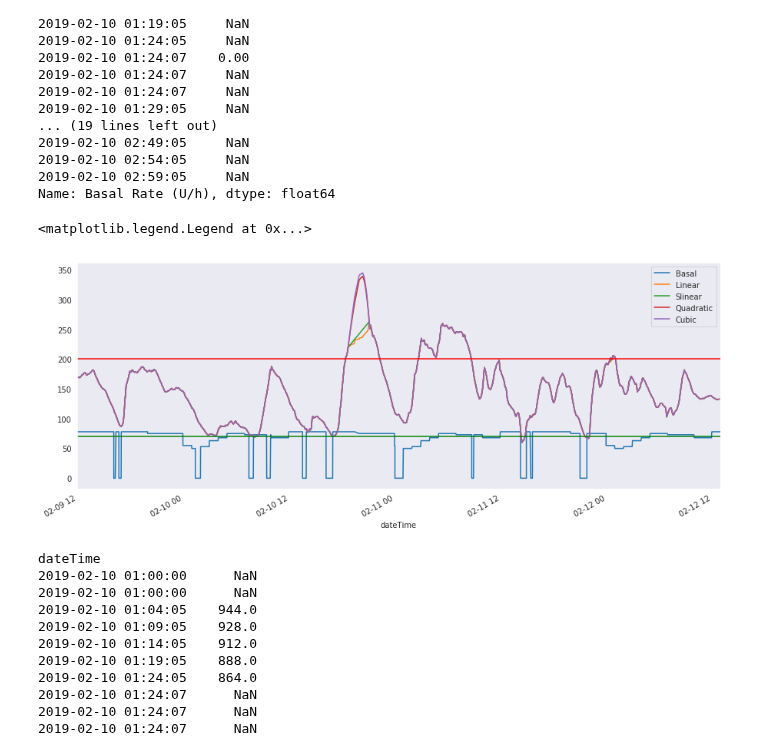
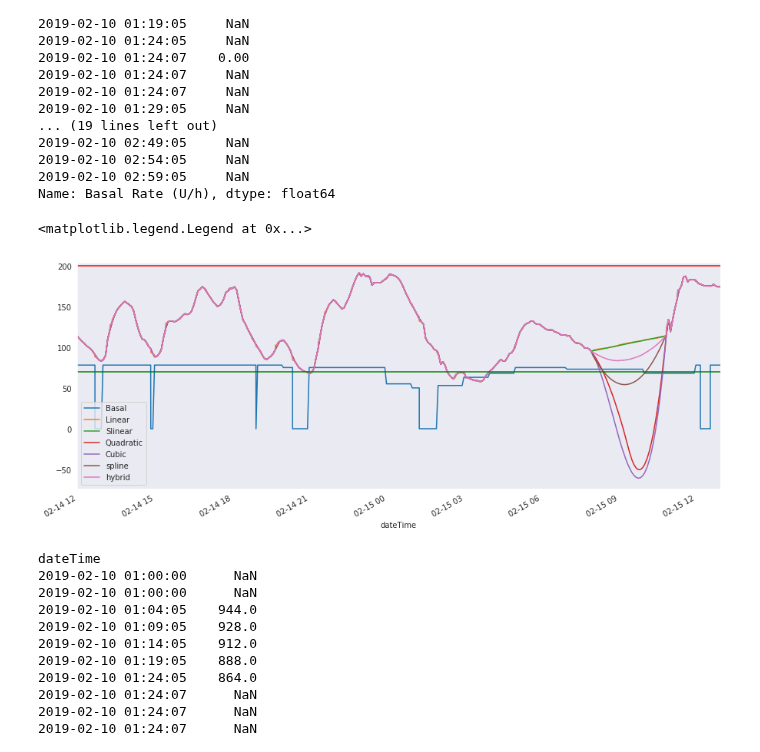
Before and after one commit to gmagannaDevelop/DiabManager, a Jupyter notebook: Carelink.ipynb, the cells around one changed output. Saved outputs shown, nothing was run; the diff lists cells and outputs as text; code cells hidden in the pictures.

Commit message:
Created a hybrid interpolator to fill NaN values.

```diff
--- a/Carelink.ipynb
+++ b/Carelink.ipynb
@@ -271,18 +271,50 @@ dateTime
 2019-02-10 02:54:05     NaN
 2019-02-10 02:59:05     NaN
 Name: Basal Rate (U/h), dtype: float64
+# %%
+def hybrid_interpolator(data: pd.core.series.Series,
+                        methods: typing.List[str] = ['linear', 'spline'],
+                        weights: typing.List[float] = [0.6, 0.4],
+                        order: int = 2
+                       ) -> pd.core.series.Series:
+    """
+    Return a pandas.core.series.Series instance resulting of the weighted average
+    of two interpolation methods.
+
+    Model:
+        φ = β1*method1 + β2*method2
+
+    Default:
+        β1, β2 = 0.6, 0.4
+        method1, method2 = linear, spline
+
+    This function should have support for keyword arguments, but is yet to be implemented.
+    """
+    predictions: typing.List[float] = []
+
+    for met in methods:
+        if (met == 'spline') or (met == 'polynomial'):
+            predictions.append(data.interpolate(method=met, order=order))
+        else:
+            predictions.append(data.interpolate(method=met))
+
+    interpolated = weights[0]*predictions[0] + weights[1]*predictions[1]
+
+    return interpolated
 # %%
-(proc1.loc['2019/02/09 12':'2019/02/12 12']['Basal Rate (U/h)'].interpolate(method='pad')*100).plot()
-proc1.loc['2019/02/09 12':'2019/02/12 12']['Sensor Glucose (mg/dL)'].interpolate(method='linear').plot()
-proc1.loc['2019/02/09 12':'2019/02/12 12']['Sensor Glucose (mg/dL)'].interpolate(method='slinear').plot()
-proc1.loc['2019/02/09 12':'2019/02/12 12']['Sensor Glucose (mg/dL)'].interpolate(method='quadratic').plot()
-proc1.loc['2019/02/09 12':'2019/02/12 12']['Sensor Glucose (mg/dL)'].interpolate(method='cubic').plot()
+(proc1.loc['2019/02/14 12':'2019/02/15 12']['Basal Rate (U/h)'].interpolate(method='pad')*100).plot()
+proc1.loc['2019/02/14 12':'2019/02/15 12']['Sensor Glucose (mg/dL)'].interpolate(method='linear').plot()
+proc1.loc['2019/02/14 12':'2019/02/15 12']['Sensor Glucose (mg/dL)'].interpolate(method='slinear').plot()
+proc1.loc['2019/02/14 12':'2019/02/15 12']['Sensor Glucose (mg/dL)'].interpolate(method='quadratic').plot()
+proc1.loc['2019/02/14 12':'2019/02/15 12']['Sensor Glucose (mg/dL)'].interpolate(method='cubic').plot()
+proc1.loc['2019/02/14 12':'2019/02/15 12']['Sensor Glucose (mg/dL)'].interpolate(method='spline', order=2).plot()
+hybrid_interpolator(proc1.loc['2019/02/14 12':'2019/02/15 12']['Sensor Glucose (mg/dL)']).plot()
 plt.axhline(200, color='red')
 plt.axhline(70, color='green')
-plt.legend(['Basal', 'Linear', 'Slinear', 'Quadratic', 'Cubic'])
+plt.legend(['Basal', 'Linear', 'Slinear', 'Quadratic', 'Cubic', 'spline', 'hybrid'])
 # %% [output]
 <matplotlib.legend.Legend at 0x...>
-[figure, old version]
+[figure, new version]
 # %%
 proc1.loc['2019/02/10 01']['Sensor Glucose (mg/dL)']*8
 # %% [output]
```
Also changed, not shown: parts of 1 cell of this notebook, 1 other file.
